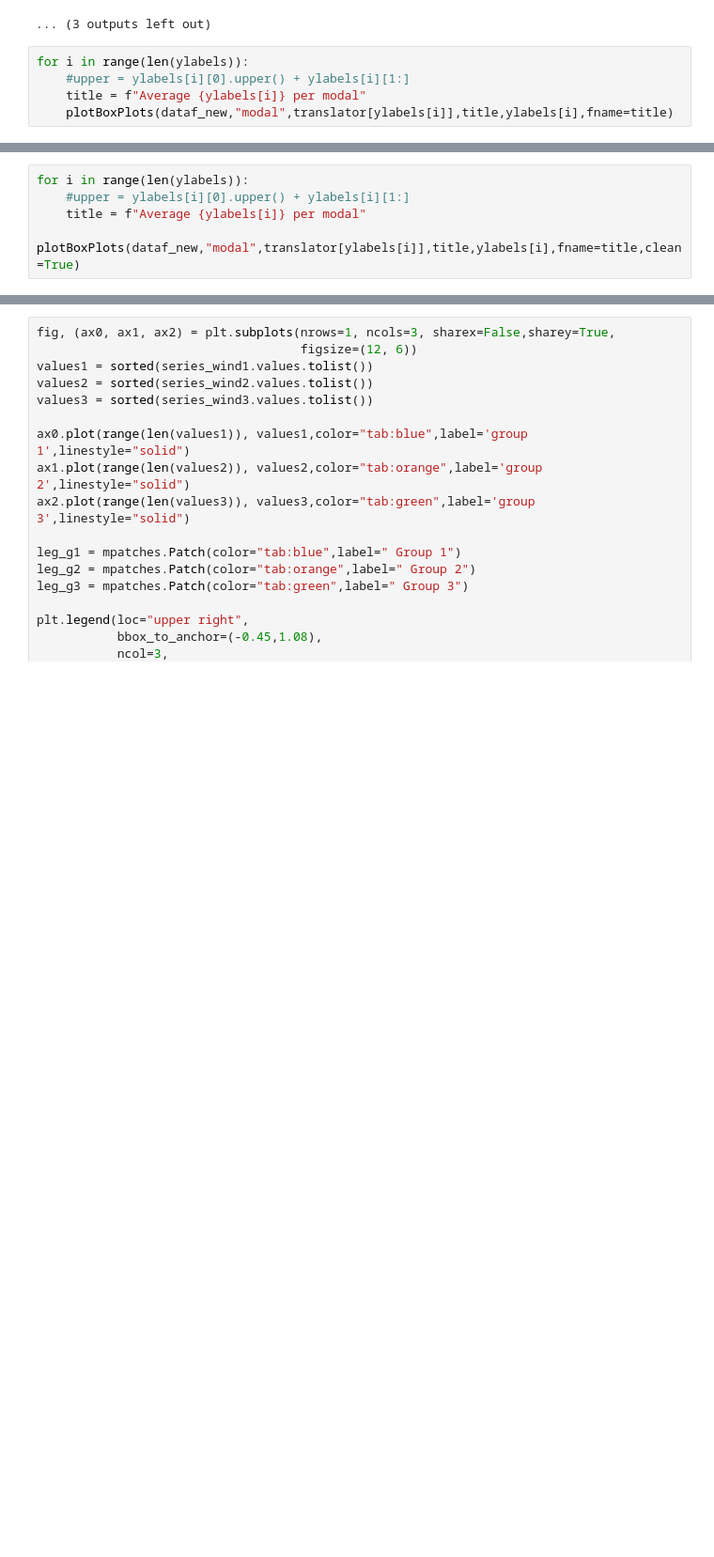
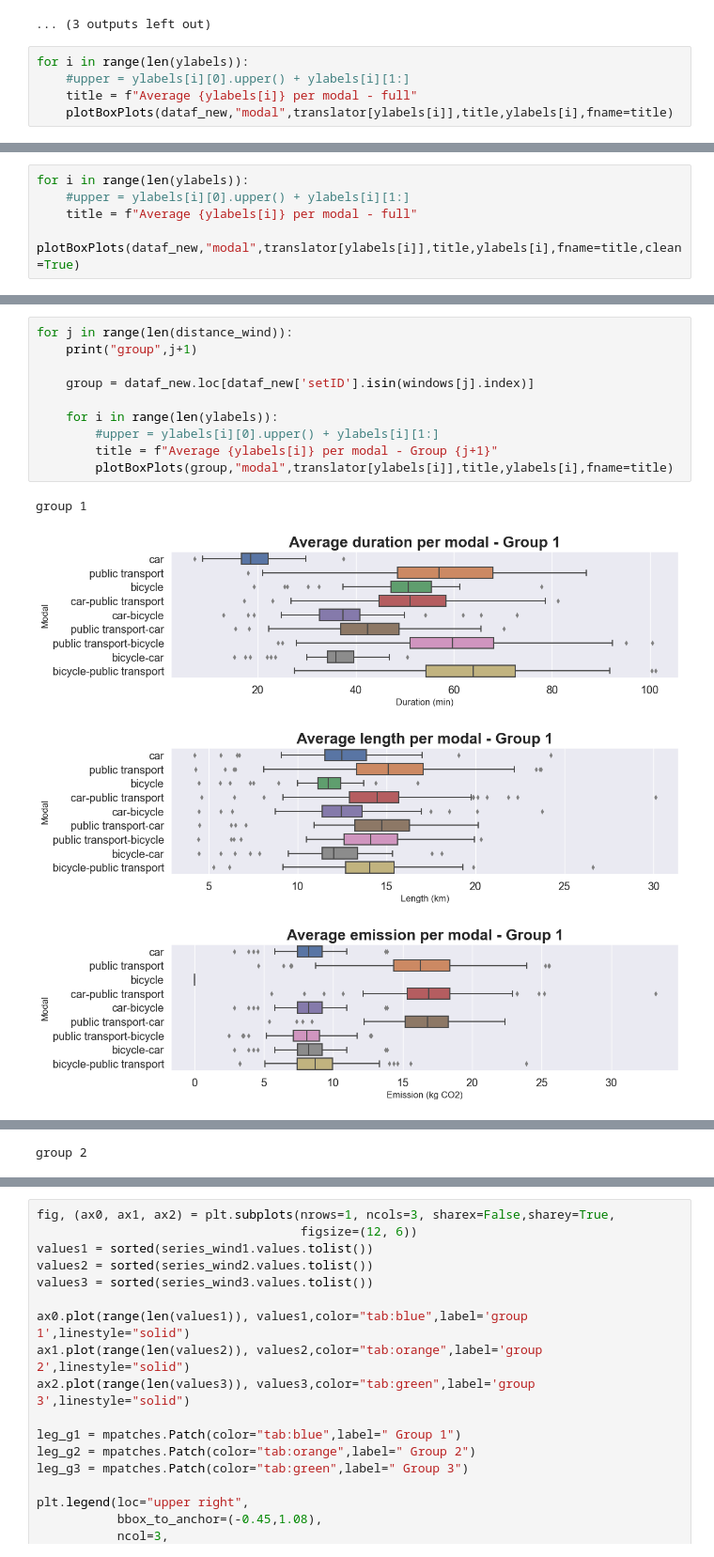
Before and after one commit to CamiloHMS/london_routing, a Jupyter notebook: responses_plot.ipynb, the cells around one changed output, grey strips where cells are left out. Shown at 94% size. Drawn from its saved outputs; the diff is of its cells as text; blank space fills up the shorter version.

```diff
--- a/responses_plot.ipynb
+++ b/responses_plot.ipynb
@@ -225,6 +214,6 @@ group 3
 # %%
 for i in range(len(ylabels)):
     #upper = ylabels[i][0].upper() + ylabels[i][1:]
-    title = f"Average {ylabels[i]} per modal"
+    title = f"Average {ylabels[i]} per modal - full"
     plotBoxPlots(dataf_new,"modal",translator[ylabels[i]],title,ylabels[i],fname=title)
 # %% [output]
@@ -235,6 +224,6 @@ for i in range(len(ylabels)):
 # %%
 for i in range(len(ylabels)):
     #upper = ylabels[i][0].upper() + ylabels[i][1:]
-    title = f"Average {ylabels[i]} per modal"
+    title = f"Average {ylabels[i]} per modal - full"
     plotBoxPlots(dataf_new,"modal",translator[ylabels[i]],title,ylabels[i],fname=title,clean=True)
 # %% [output]
@@ -244,0 +234,15 @@ for i in range(len(ylabels)):
+# %%
+for j in range(len(distance_wind)):
+    print("group",j+1)
+
+    group = dataf_new.loc[dataf_new['setID'].isin(windows[j].index)]
+
+    for i in range(len(ylabels)):
+        #upper = ylabels[i][0].upper() + ylabels[i][1:]
+        title = f"Average {ylabels[i]} per modal - Group {j+1}"
+        plotBoxPlots(group,"modal",translator[ylabels[i]],title,ylabels[i],fname=title)
+# %% [output]
+group 1
+[figure, added]
+[figure, added]
+[figure, added]
@@ -244,0 +250 @@ for i in range(len(ylabels)):
+group 2
```
Also changed, not shown: parts of 5 cells of this notebook, 47 other files.
